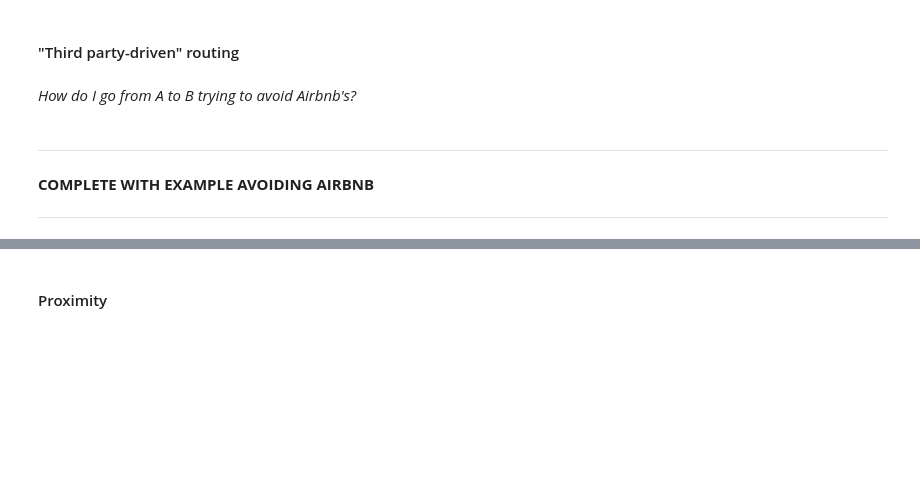
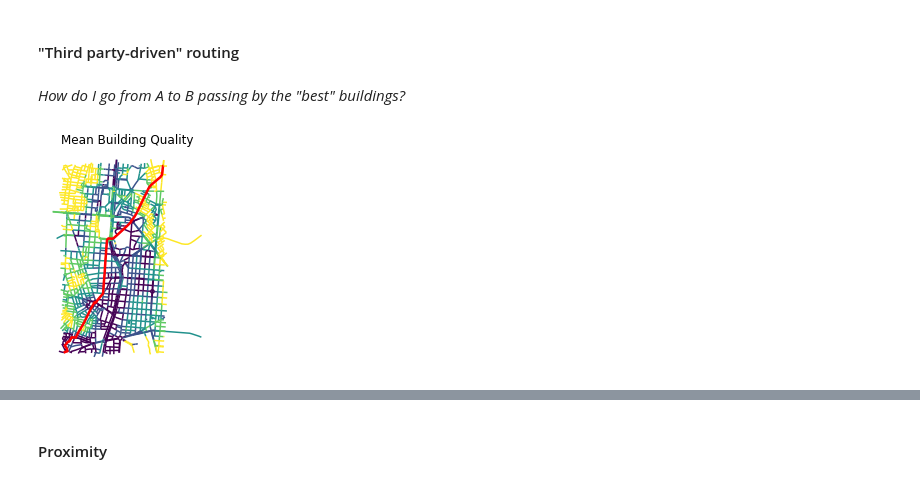
Before and after one commit to darribas/gds4ae, a Jupyter notebook: content/notebooks/08-Transport_costs.ipynb, the cells around one changed output, grey strips where cells are left out. Saved outputs shown, nothing was run; the diff lists cells and outputs as text; code cells hidden in the pictures; blank space fills up the shorter version.

```diff
--- a/content/notebooks/08-Transport_costs.ipynb
+++ b/content/notebooks/08-Transport_costs.ipynb
@@ -189,10 +189,16 @@ round(route_len / 1000, 3) # Dist in Km
 # %% [markdown]
 #### "Third party-driven" routing
 # %% [markdown]
-*How do I go from A to B trying to avoid Airbnb's?*
+*How do I go from A to B passing by the "best" buildings?*
-# %% [markdown]
----
-
-**COMPLETE WITH EXAMPLE AVOIDING AIRBNB**
-
----
+# %%
+bb = route.total_bounds
+ax = streets.cx[
+    bb[0]: bb[2], bb[1]:bb[3]
+].plot(
+    "average_quality", scheme="quantiles"
+)
+route.plot(color="r", linewidth=2.5, ax=ax)
+ax.set_title("Mean Building Quality")
+ax.set_axis_off();
+# %% [output]
+[figure, added]
```
Also changed, not shown: parts of 30 cells of this notebook.
